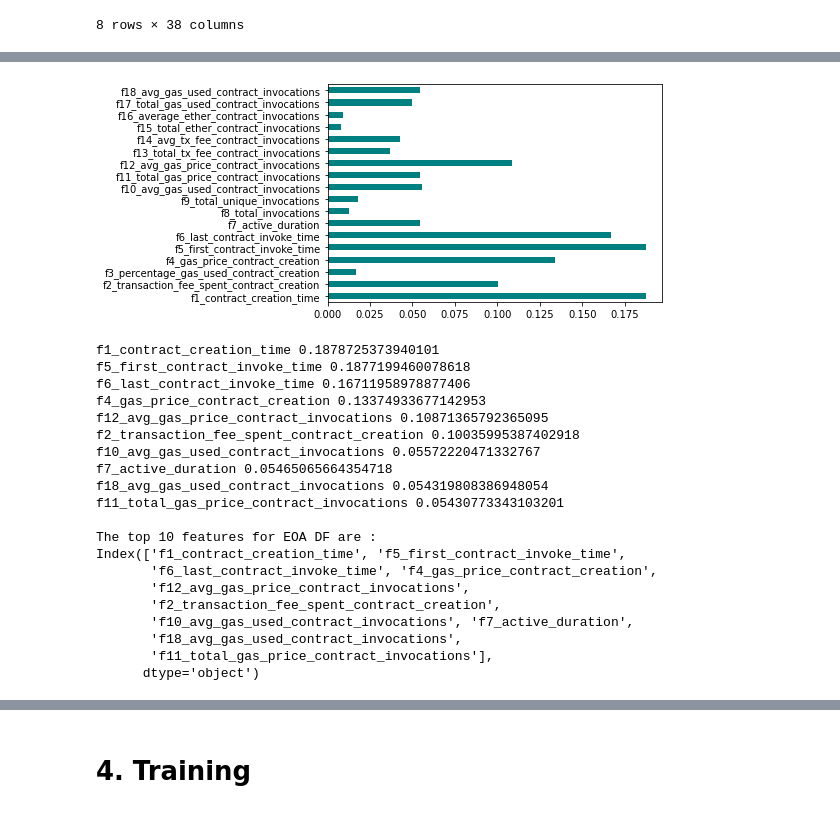
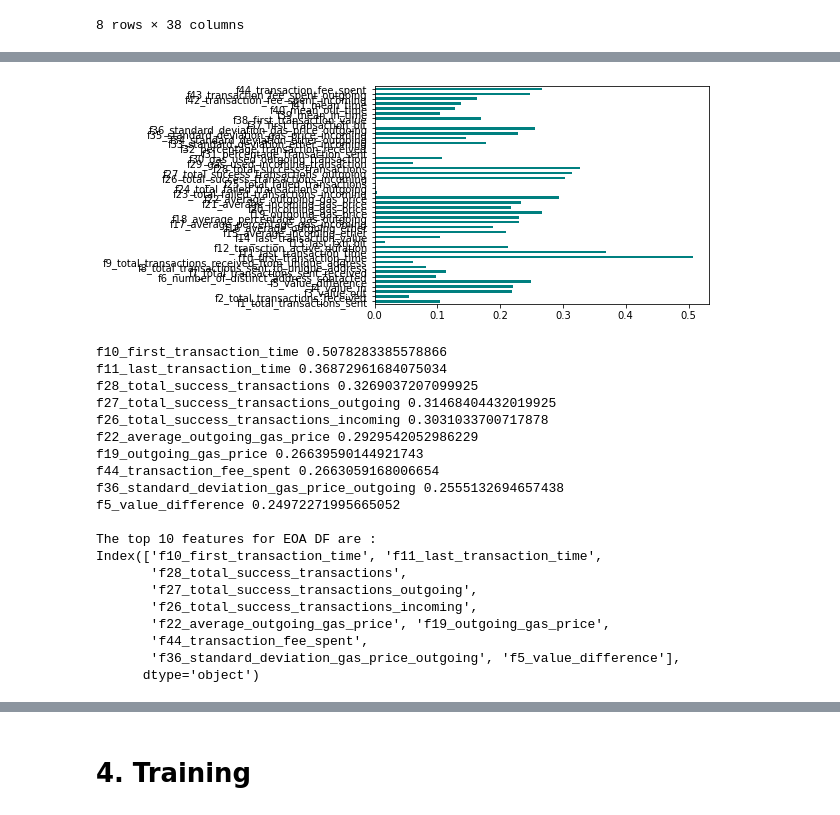
Before and after one commit to anjalisn4/fraud-detection-ethereum, a Jupyter notebook: code/code2.ipynb, the cells around one changed output, grey strips where cells are left out. Cells and saved outputs as stored; diff of their text form; code cells hidden in the pictures.

```diff
--- a/code/code2.ipynb
+++ b/code/code2.ipynb
@@ -349,53 +259,53 @@ df.describe()
 # %%
 # Let's convert the DataFrame object to a NumPy array to achieve faster computation.
 # Also, let's segregate the data into separate variables so that the features and the labels are separated.
 
 array = df.values
 
-X = array[:,0:18]
-Y = array[:,18]
+X = array[:,0:44]
+Y = array[:,44]
 
 Y = Y.astype('float64')
 
 %matplotlib inline
 
 importances = mutual_info_classif(X,Y)
 feat_importances = pd.Series(importances, df.columns[0:len(df.columns)-1])
 feat_importances.plot(kind = 'barh', color = 'teal')
 
 plt.show()
 
 # Show the top 10 high scored features
 threshold = 10  # the number of most relevant features
 high_score_features = []
 
 for score, f_name in sorted(zip(feat_importances, df.columns), reverse=True)[:threshold]:
         print(f_name, score)
         high_score_features.append(f_name)
 
 eoa_df_top_features = df[high_score_features]
 
 print("\nThe top "+"% s" % threshold + " features for EOA DF are :")
 print(eoa_df_top_features.columns)
 # %% [output]
-[figure, old version]
+[figure, new version]
-f1_contract_creation_time 0.1878725373940101
-f5_first_contract_invoke_time 0.1877199460078618
-f6_last_contract_invoke_time 0.16711958978877406
-f4_gas_price_contract_creation 0.13374933677142953
-f12_avg_gas_price_contract_invocations 0.10871365792365095
-f2_transaction_fee_spent_contract_creation 0.10035995387402918
-f10_avg_gas_used_contract_invocations 0.05572220471332767
-f7_active_duration 0.05465065664354718
-f18_avg_gas_used_contract_invocations 0.054319808386948054
-f11_total_gas_price_contract_invocations 0.05430773343103201
+f10_first_transaction_time 0.5078283385578866
+f11_last_transaction_time 0.36872961684075034
+f28_total_success_transactions 0.3269037207099925
+f27_total_success_transactions_outgoing 0.31468404432019925
+f26_total_success_transactions_incoming 0.3031033700717878
+f22_average_outgoing_gas_price 0.2929542052986229
+f19_outgoing_gas_price 0.26639590144921743
+f44_transaction_fee_spent 0.2663059168006654
+f36_standard_deviation_gas_price_outgoing 0.2555132694657438
+f5_value_difference 0.24972271995665052
 
 The top 10 features for EOA DF are :
-Index(['f1_contract_creation_time', 'f5_first_contract_invoke_time',
-       'f6_last_contract_invoke_time', 'f4_gas_price_contract_creation',
-       'f12_avg_gas_price_contract_invocations',
-       'f2_transaction_fee_spent_contract_creation',
-       'f10_avg_gas_used_contract_invocations', 'f7_active_duration',
-       'f18_avg_gas_used_contract_invocations',
-       'f11_total_gas_price_contract_invocations'],
+Index(['f10_first_transaction_time', 'f11_last_transaction_time',
+       'f28_total_success_transactions',
+       'f27_total_success_transactions_outgoing',
+       'f26_total_success_transactions_incoming',
+       'f22_average_outgoing_gas_price', 'f19_outgoing_gas_price',
+       'f44_transaction_fee_spent',
+       'f36_standard_deviation_gas_price_outgoing', 'f5_value_difference'],
       dtype='object')
```
Also changed, not shown: parts of 66 cells of this notebook.
